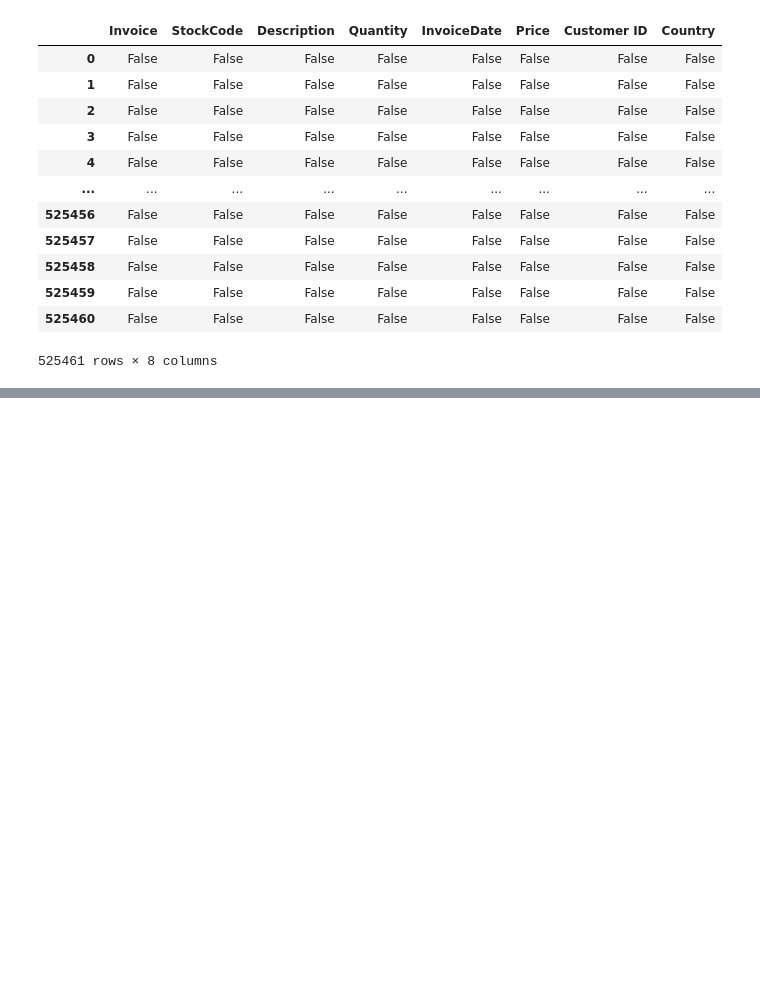
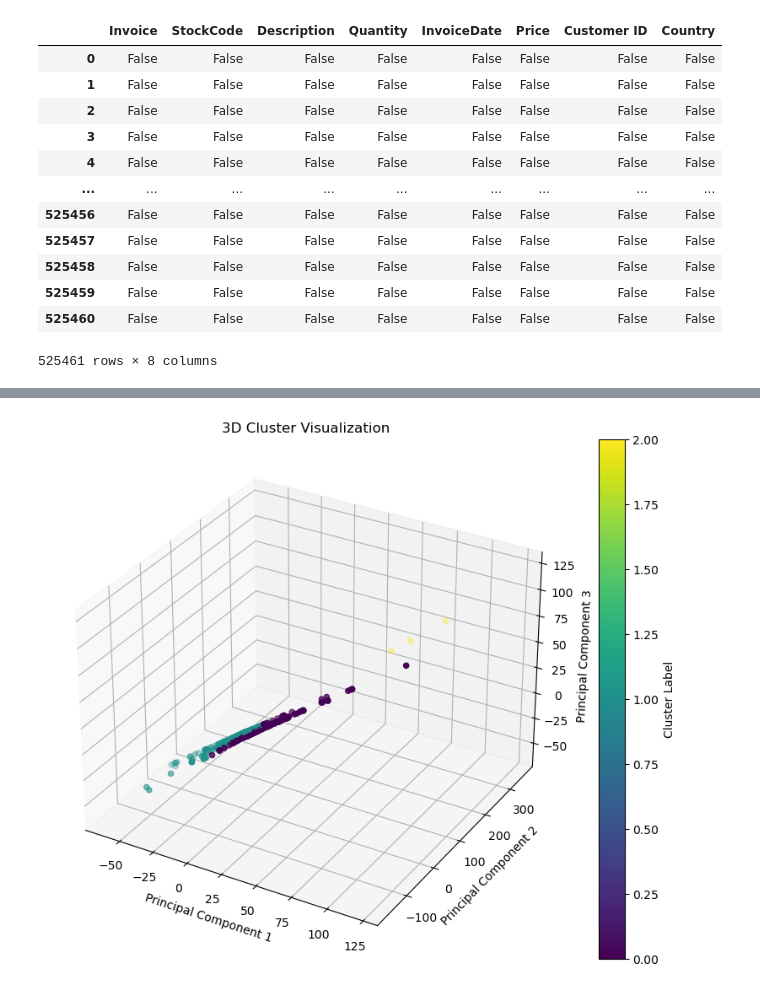
Before and after one commit to Goodevil01/M.L-CA-2, a Jupyter notebook: Joshua Ilori CA 1 M.L .ipynb, the cells around one changed output, grey strips where cells are left out. Cells and saved outputs as stored; diff of their text form; code cells hidden in the pictures; blank space fills up the shorter version.

```diff
--- a/Joshua Ilori CA 1 M.L .ipynb
+++ b/Joshua Ilori CA 1 M.L .ipynb
@@ -238,0 +210,13 @@ cluster_labels = dbscan.fit_predict(df_scaled)
+# %%
+fig = plt.figure(figsize=(10, 8))
+ax = fig.add_subplot(111, projection='3d')
+sc = ax.scatter(df_pca[:, 0], df_pca[:, 1], df_pca[:, 2], c=clusters, cmap='viridis', marker='o')
+
+plt.title('3D Cluster Visualization')
+ax.set_xlabel('Principal Component 1')
+ax.set_ylabel('Principal Component 2')
+ax.set_zlabel('Principal Component 3')
+plt.colorbar(sc, label='Cluster Label')
+plt.show()
+# %% [output]
+[figure, added]
```
Also changed, not shown: parts of 30 cells of this notebook.
